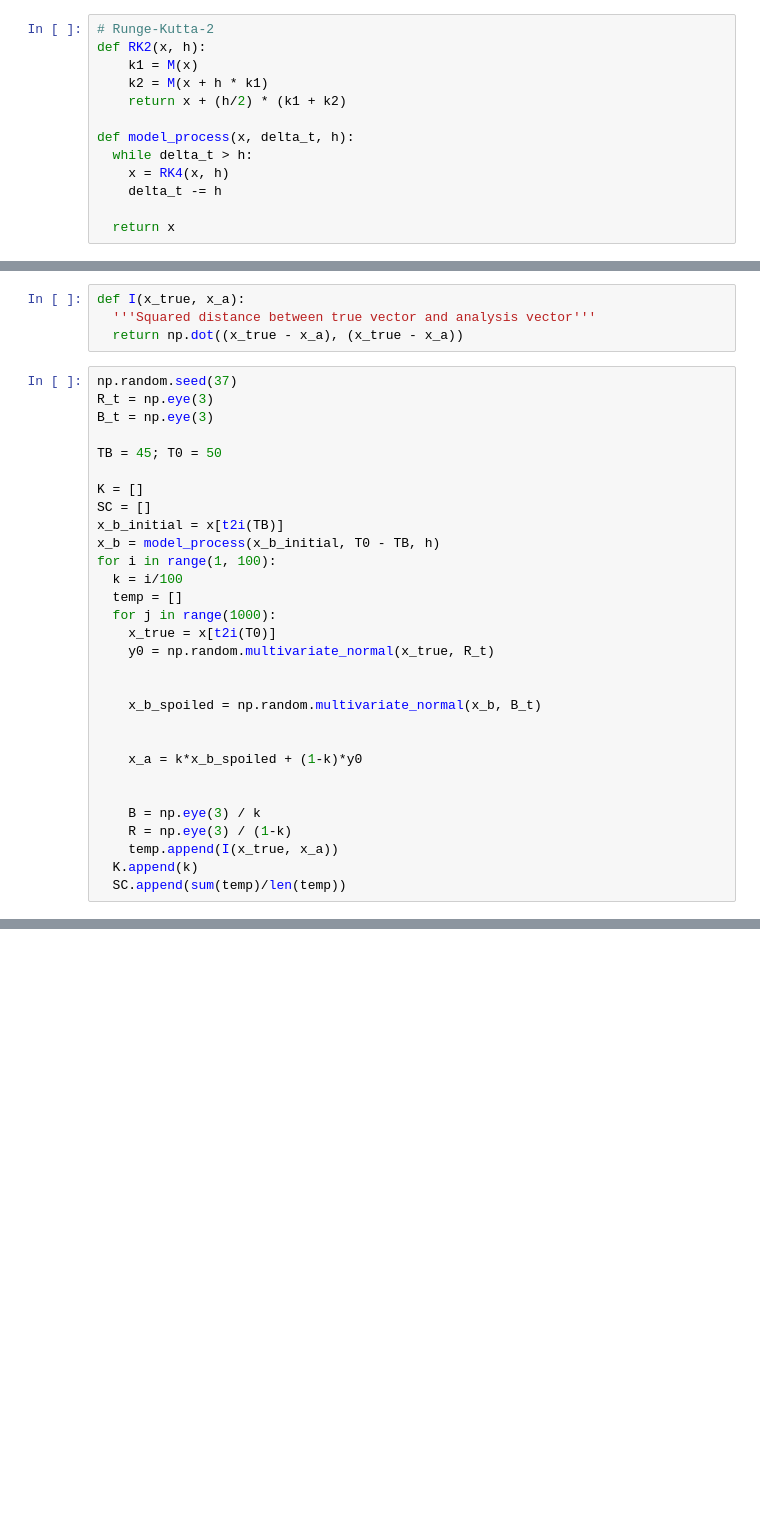
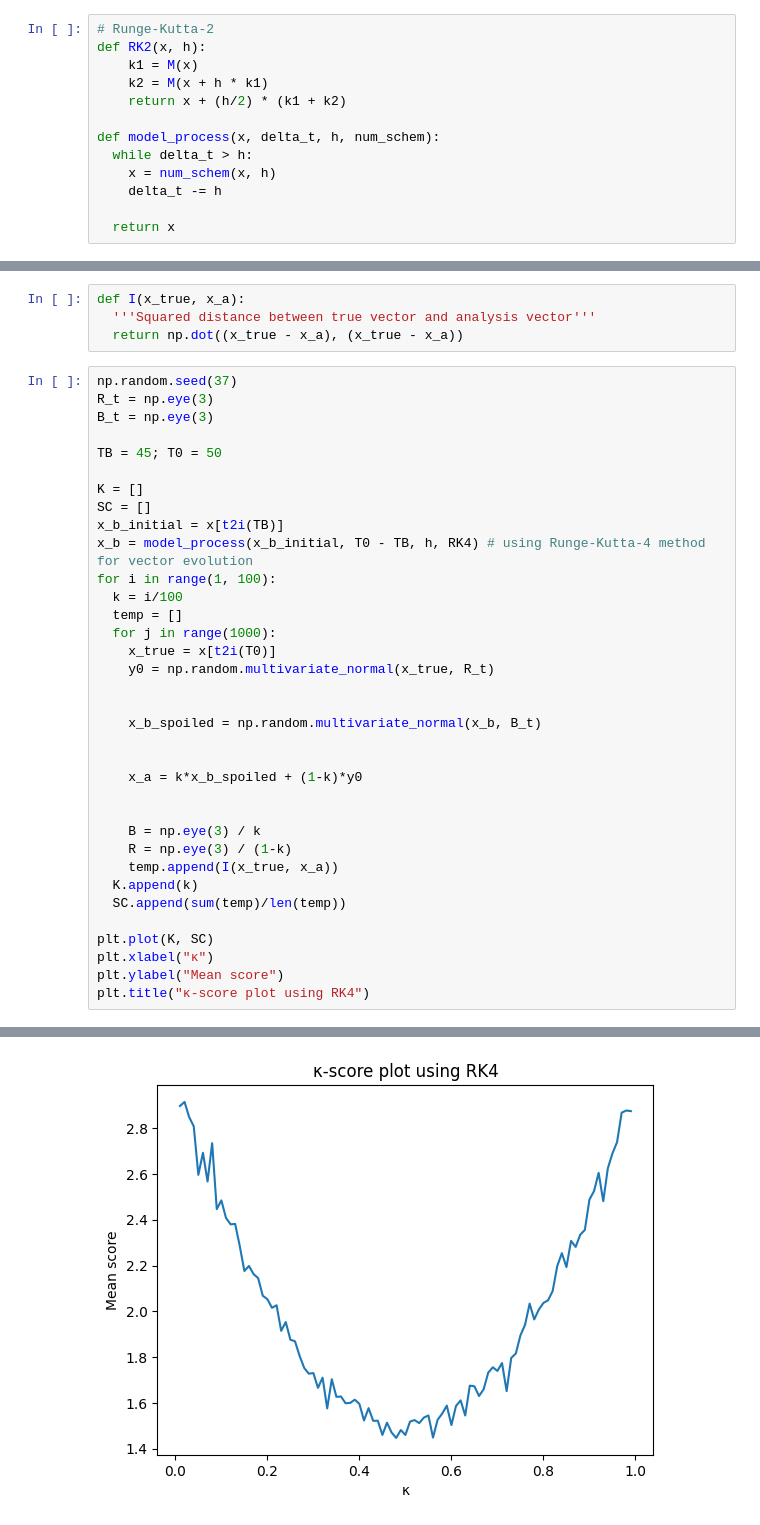
Before and after one commit to Meteoman05/Data-Assimilation-Lorenz-63, a Jupyter notebook: LorenzDA.ipynb, the cells around one changed output, grey strips where cells are left out. Saved outputs shown, nothing was run; the diff lists cells and outputs as text; blank space fills up the shorter version.

```diff
--- a/LorenzDA.ipynb
+++ b/LorenzDA.ipynb
@@ -34,9 +34,9 @@ def RK2(x, h):
     k2 = M(x + h * k1)
     return x + (h/2) * (k1 + k2)
 
-def model_process(x, delta_t, h):
+def model_process(x, delta_t, h, num_schem):
   while delta_t > h:
-    x = RK4(x, h)
+    x = num_schem(x, h)
     delta_t -= h
 
   return x
@@ -75,7 +75,7 @@ TB = 45; T0 = 50
 K = []
 SC = []
 x_b_initial = x[t2i(TB)]
-x_b = model_process(x_b_initial, T0 - TB, h)
+x_b = model_process(x_b_initial, T0 - TB, h, RK4) # using Runge-Kutta-4 method for vector evolution
 for i in range(1, 100):
   k = i/100
   temp = []
@@ -95,3 +95,9 @@ for i in range(1, 100):
     temp.append(I(x_true, x_a))
   K.append(k)
   SC.append(sum(temp)/len(temp))
+
+plt.plot(K, SC)
+plt.xlabel("κ")
+plt.ylabel("Mean score")
+plt.title("κ-score plot using RK4")
+# %% [output]
@@ -97,0 +105 @@ for i in range(1, 100):
+[figure, added]
```
Also changed, not shown: parts of 4 cells of this notebook.
